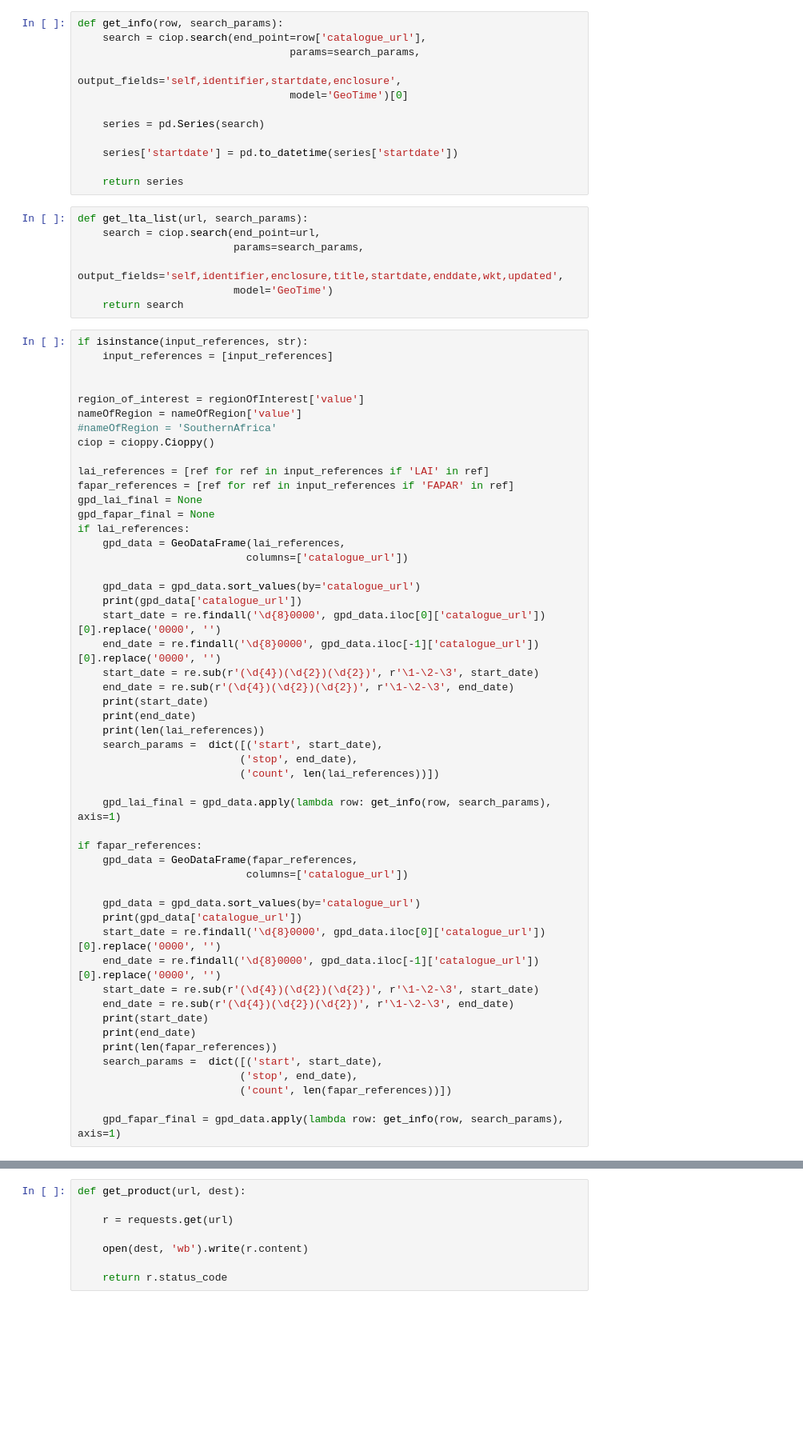
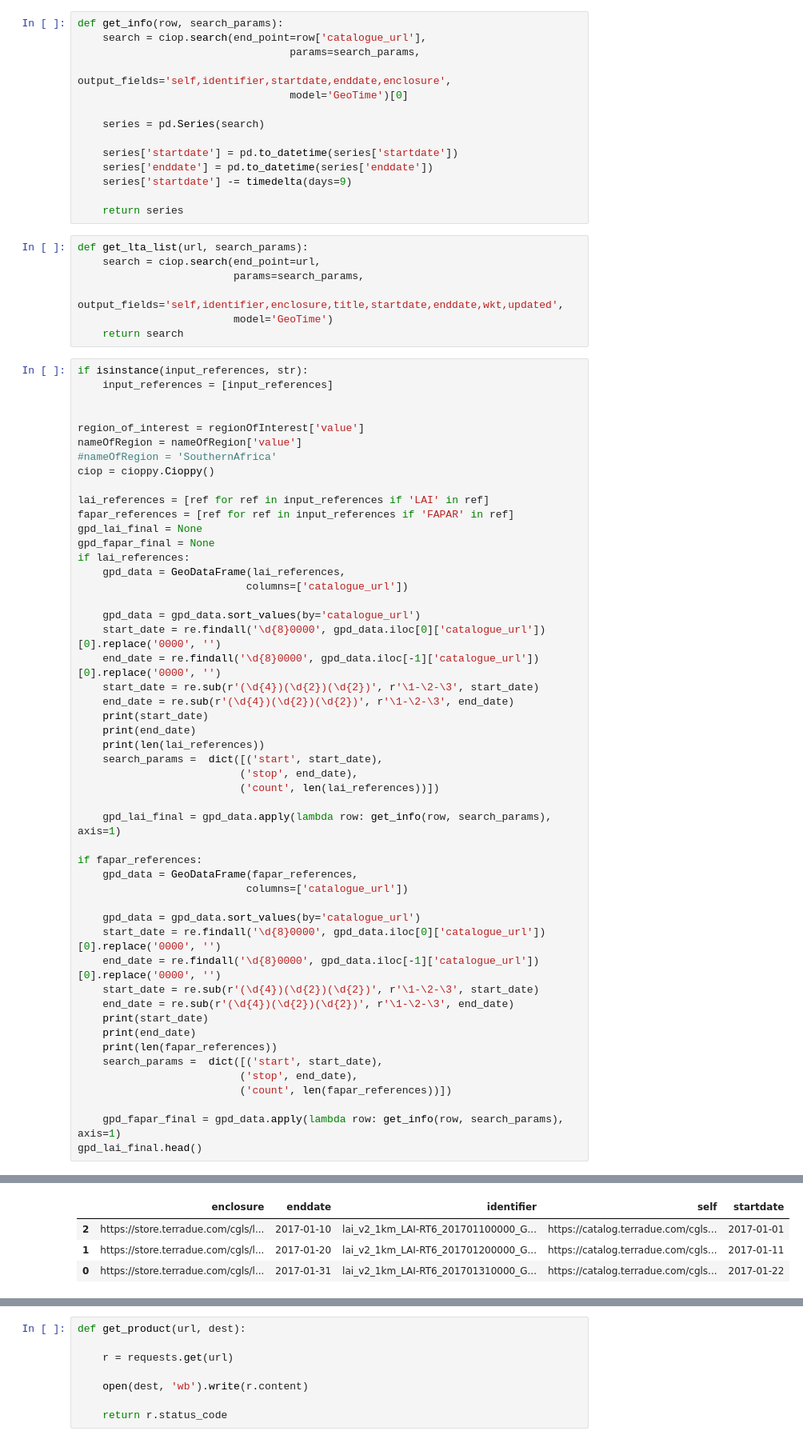
Before and after one commit to ec-better/ewf-wfp-01-03-01, a Jupyter notebook: src/main/app-resources/notebook/libexec/input.ipynb, the cells around one changed output, grey strips where cells are left out. Shown at 80% size. Cells and saved outputs as stored; diff of their text form; blank space fills up the shorter version.

```diff
--- a/src/main/app-resources/notebook/libexec/input.ipynb
+++ b/src/main/app-resources/notebook/libexec/input.ipynb
@@ -107,12 +107,14 @@ from aux_functions import calc_average, calc_max_matrix, matrix_sum, crop_image,
 def get_info(row, search_params):
     search = ciop.search(end_point=row['catalogue_url'],
                                   params=search_params,
-                                  output_fields='self,identifier,startdate,enclosure',
+                                  output_fields='self,identifier,startdate,enddate,enclosure',
                                   model='GeoTime')[0]
 
     series = pd.Series(search)
 
     series['startdate'] = pd.to_datetime(series['startdate'])
+    series['enddate'] = pd.to_datetime(series['enddate'])
+    series['startdate'] -= timedelta(days=9)
 
     return series
 # %%
@@ -141,7 +143,6 @@ if lai_references:
                            columns=['catalogue_url'])
 
     gpd_data = gpd_data.sort_values(by='catalogue_url')
-    print(gpd_data['catalogue_url'])
     start_date = re.findall('\d{8}0000', gpd_data.iloc[0]['catalogue_url'])[0].replace('0000', '')
     end_date = re.findall('\d{8}0000', gpd_data.iloc[-1]['catalogue_url'])[0].replace('0000', '')
     start_date = re.sub(r'(\d{4})(\d{2})(\d{2})', r'\1-\2-\3', start_date)
@@ -160,7 +161,6 @@ if fapar_references:
                            columns=['catalogue_url'])
 
     gpd_data = gpd_data.sort_values(by='catalogue_url')
-    print(gpd_data['catalogue_url'])
     start_date = re.findall('\d{8}0000', gpd_data.iloc[0]['catalogue_url'])[0].replace('0000', '')
     end_date = re.findall('\d{8}0000', gpd_data.iloc[-1]['catalogue_url'])[0].replace('0000', '')
     start_date = re.sub(r'(\d{4})(\d{2})(\d{2})', r'\1-\2-\3', start_date)
@@ -173,4 +173,5 @@ if fapar_references:
                           ('count', len(fapar_references))])
 
     gpd_fapar_final = gpd_data.apply(lambda row: get_info(row, search_params), axis=1)
+gpd_lai_final.head()
 # %% [output]
@@ -197,3 +184,7 @@ Name: catalogue_url, dtype: object
+|  | enclosure | enddate | identifier | self | startdate |
+| 2 | https://store.terradue.com/cgls/l... | 2017-01-10 | lai_v2_1km_LAI-RT6_201701100000_G... | https://catalog.terradue.com/cgls... | 2017-01-01 |
+| 1 | https://store.terradue.com/cgls/l... | 2017-01-20 | lai_v2_1km_LAI-RT6_201701200000_G... | https://catalog.terradue.com/cgls... | 2017-01-11 |
+| 0 | https://store.terradue.com/cgls/l... | 2017-01-31 | lai_v2_1km_LAI-RT6_201701310000_G... | https://catalog.terradue.com/cgls... | 2017-01-22 |
 # %%
 lta_params = dict([('start', start_date + 'T00:00:00.0000000Z'),
                    ('stop', end_date + 'T00:00:00.0000000Z'),
```
Also changed, not shown: parts of 8 cells of this notebook, 2 other files.
